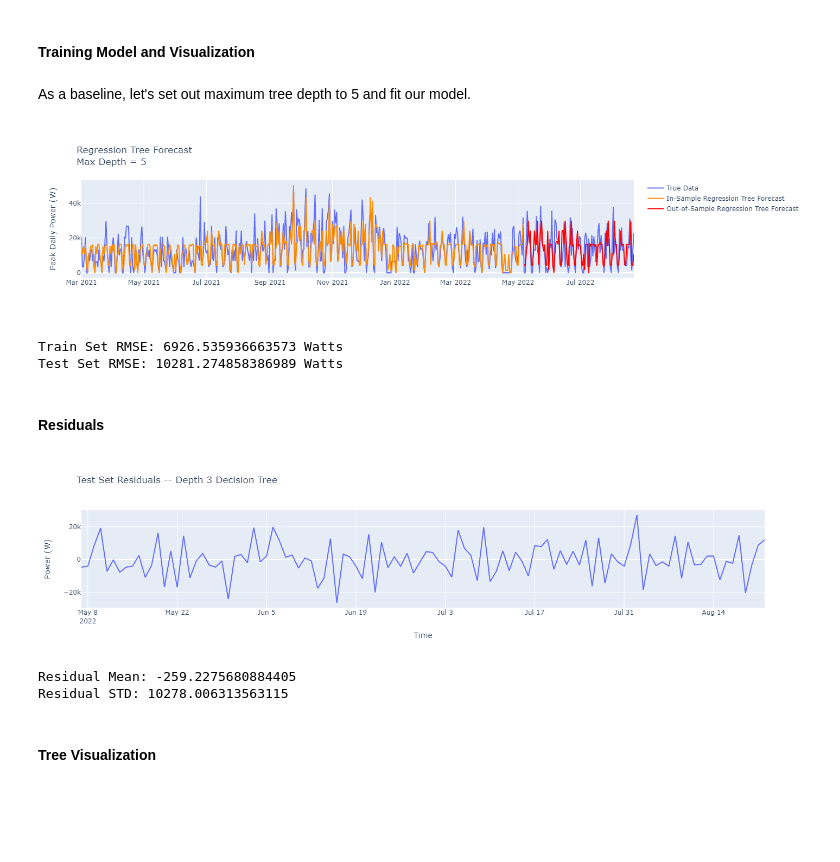
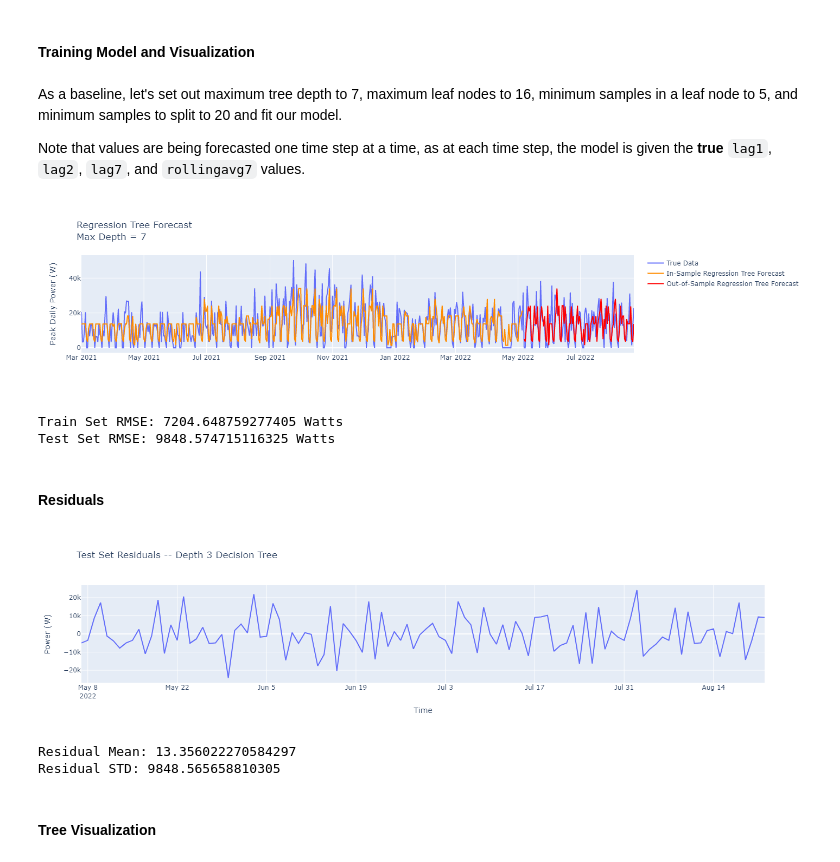
Before and after one commit to winston-edwin-chiong/power-prediction, a Jupyter notebook: Peak Power Data Analysis.ipynb, the cells around one changed output. Drawn from its saved outputs; the diff is of its cells as text; code cells hidden in the pictures; blank space fills up the shorter version.

```diff
--- a/Peak Power Data Analysis.ipynb
+++ b/Peak Power Data Analysis.ipynb
@@ -922,14 +973,12 @@ df_24h_tree.head(10)
 Let's split our data while maintaining its temporality; we can take the first 80% of values to train and the last 20% to test.
 # %%
 # Split our data into training and test splits
-train = df_24h_tree[:int(0.8*len(df_24h_ts)):][["Monday","Tuesday","Wednesday","Thursday","Friday","Saturday","Sunday",
-                                                "max_power", "Federal Holiday", "Academic Break", "lag1", "lag2", "lag7", "rollingavg7"]]
-test = df_24h_tree[int(0.8*len(df_24h_ts))::][["Monday","Tuesday","Wednesday","Thursday","Friday","Saturday","Sunday",
-                                                "max_power", "Federal Holiday", "Academic Break", "lag1", "lag2", "lag7", "rollingavg7"]]
+train = df_24h_tree[:int(0.8*len(df_24h_tree)):]
+test = df_24h_tree[int(0.8*len(df_24h_tree))::]
 
 # Create X & y training and test data
-X_train = train.drop(columns = ["max_power"])
-X_test = test.drop(columns = ["max_power"])
+X_train = train.drop(columns = ["max_power", "day", "Connected Users"])
+X_test = test.drop(columns = ["max_power", "day", "Connected Users"])
 Y_train = train["max_power"]
 Y_test = test["max_power"]
 # %% [markdown]
@@ -937,12 +986,14 @@ Y_test = test["max_power"]
 # %% [markdown]
 #### Training Model and Visualization
 # %% [markdown]
-As a baseline, let's set out maximum tree depth to 5 and fit our model.
+As a baseline, let's set out maximum tree depth to 7, maximum leaf nodes to 16, minimum samples in a leaf node to 5, and minimum samples to split to 20 and fit our model.
+
+Note that values are being forecasted one time step at a time, as at each time step, the model is given the **true** `lag1`, `lag2`, `lag7`, and `rollingavg7` values.
 # %%
 from sklearn.tree import DecisionTreeRegressor
 
 # Create regressor object
-regressor = DecisionTreeRegressor(max_depth = 5)
+regressor = DecisionTreeRegressor(max_leaf_nodes=16, max_depth=7, min_samples_leaf=5, min_samples_split=20)
 
 # Fit and predict model
 regressor.fit(X_train, Y_train)
@@ -951,23 +1002,23 @@ dtree_test_predictions = regressor.predict(X_test)
 # %%
 fig = go.Figure()
 fig.add_trace(
-    go.Scatter(x = df_24h_tree.index , y = df_24h_tree["max_power"], name = "True Data")
+    go.Scatter(x = df_24h_tree.index , y = df_24h_tree["max_power"], name = "True Data", hovertext=df_24h_tree["day"])
 )
 fig.add_trace(
-    go.Scatter(x = X_train.index, y = regressor.predict(X_train) , name = "In-Sample Regression Tree Forecast" , line= {"color":"#FF8C00"})
+    go.Scatter(x = X_train.index, y = regressor.predict(X_train) , name = "In-Sample Regression Tree Forecast" , line= {"color":"#FF8C00"},hovertext=df_24h_tree["day"])
 )
 fig.add_trace(
     go.Scatter(x = X_test.index,
-               y = dtree_test_predictions, name = "Out-of-Sample Regression Tree Forecast" , line= {"color":"Red"})
+               y = dtree_test_predictions, name = "Out-of-Sample Regression Tree Forecast" , line= {"color":"Red"}, hovertext=df_24h_tree["day"].loc[df_24h_tree.index >= test.index[0]])
 )
-fig.update_layout({"title" : "Regression Tree Forecast<br>Max Depth = 5" , "yaxis_title" : "Peak Daily Power (W)"})
+fig.update_layout({"title" : f"Regression Tree Forecast<br>Max Depth = {regressor.max_depth}" , "yaxis_title" : "Peak Daily Power (W)"})
 fig.show()
 print(f'Train Set RMSE: {np.sqrt(np.mean((Y_train - regressor.predict(X_train))**2))} Watts')
 print(f'Test Set RMSE: {np.sqrt(np.mean((Y_test - dtree_test_predictions)**2))} Watts')
 # %% [output]
-[figure, old version]
+[figure, new version]
-Train Set RMSE: 6926.535936663573 Watts
-Test Set RMSE: 10281.274858386989 Watts
+Train Set RMSE: 7204.648759277405 Watts
+Test Set RMSE: 9848.574715116325 Watts
 # %% [markdown]
 #### Residuals
 # %%
@@ -982,9 +1033,9 @@ fig.show()
 print("Residual Mean:", np.mean(residuals_df_tree))
 print("Residual STD:", np.std(residuals_df_tree))
 # %% [output]
-[figure, old version]
+[figure, new version]
-Residual Mean: -259.2275680884405
-Residual STD: 10278.006313563115
+Residual Mean: 13.356022270584297
+Residual STD: 9848.565658810305
 # %% [markdown]
 #### Tree Visualization
 # %%
```
Also changed, not shown: parts of 31 cells of this notebook.
